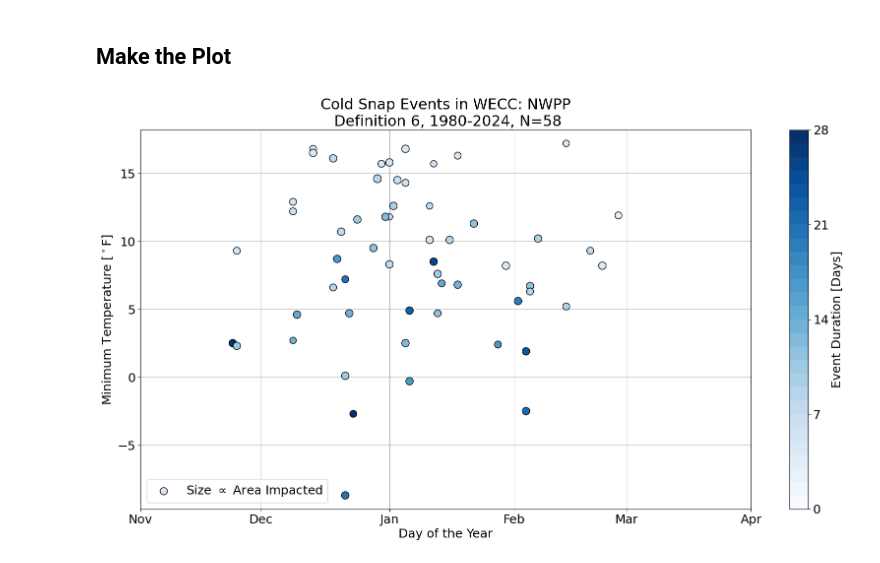
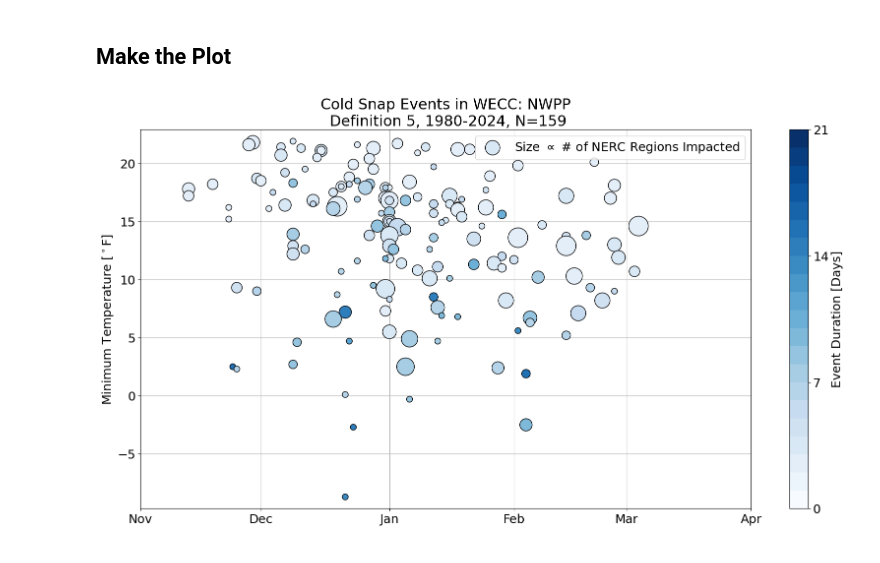
Before and after one commit to cdburley/gdo_climate_toolsuite_visualizations, a Jupyter notebook: notebooks/hw_cs_scatter.ipynb, the cells around one changed output. Cells and saved outputs as stored; diff of their text form; code cells hidden in the pictures.

Commit message:
Added ability to make plots for specific events

```diff
--- a/notebooks/hw_cs_scatter.ipynb
+++ b/notebooks/hw_cs_scatter.ipynb
@@ -19,3 +26,6 @@ image_output_dir =  '/Users/burl878/Documents/Code/code_repos/gdo_climate_toolsu
+# %%
+# Set the time (in +/- days) over which to identify coincident events across NERC regions:
+time_window = 3
 # %% [markdown]
 ## Process the Heat Wave and Cold Snap Library
 # %%
@@ -54,8 +74,8 @@ def process_hw_cs_data(hw_cs_data_dir: str, hw_cs: str, region: int, definition:
 # Test the function:
 output_df = process_hw_cs_data(hw_cs_data_dir = hw_cs_data_dir,
                                hw_cs = 'HW',
-                               region = 8,
-                               definition = 6)
+                               region = 6,
+                               definition = 5)
 
 output_df
 # %% [output]
@@ -93,12 +109,11 @@ def plot_hw_cs_data(hw_cs_data_dir: str, hw_cs: str, region: int, definition: in
 
     # For cold snaps, shift the centroid date to plot whole winter seasons together:
     if hw_cs == 'CS':
-       output_df.loc[(output_df['centroid_doy'] > 182), 'centroid_doy'] = output_df['centroid_doy']-365
+       output_df.loc[(output_df['Center_DOY'] > 182), 'Center_DOY'] = output_df['Center_DOY']-365
 
     # Set the plot parameters based on plotting heat waves or cold snaps:
     if hw_cs == 'HW':
-       cmap = plt.get_cmap('Reds', 28)
-       variable = 'highest_temperature'
+       cmap = plt.get_cmap('Reds', 21)
        xticks = [121, 152, 182, 213, 244, 274]
        xticklabels = ['May', 'Jun', 'Jul', 'Aug', 'Sep', 'Oct']
        xmin = 121
@@ -106,8 +121,7 @@ def plot_hw_cs_data(hw_cs_data_dir: str, hw_cs: str, region: int, definition: in
        ylabel = 'Maximum Temperature [$^\circ$F]'
        title = ('Heat Wave Events in ' + nerc_name + '\n Definition ' + str(definition) + ', 1980-2024, N=' + str(len(output_df)))
     elif hw_cs == 'CS':
-       cmap = plt.get_cmap('Blues', 28)
-       variable = 'lowest_temperature'
+       cmap = plt.get_cmap('Blues', 21)
        xticks = [-61, -31, 1, 32, 60, 91]
        xticklabels = ['Nov', 'Dec', 'Jan', 'Feb', 'Mar', 'Apr']
        xmin = -61
@@ -119,31 +133,29 @@ def plot_hw_cs_data(hw_cs_data_dir: str, hw_cs: str, region: int, definition: in
     plt.figure(figsize=(20, 10))
     plt.rcParams['font.size'] = 18
     plt.rcParams['axes.axisbelow'] = True
-    sc = plt.scatter(output_df['centroid_doy'], output_df[variable], s=(output_df['spatial_coverage_bin']*1.5), c=output_df['duration'],
-                     edgecolors='k', cmap=cmap, vmin=0, vmax=28, label='Size $\\propto$ Area Impacted')
-    cbar = plt.colorbar(sc, ticks=[0, 7, 14, 21, 28])
+    sc = plt.scatter(output_df['Center_DOY'], output_df['T_Max_Min'], s=(((output_df['Regions_Impacted_Normalized']+0.1)*750)), c=output_df['Duration'],
+                     edgecolors='k', cmap=cmap, vmin=0, vmax=21, label='Size $\\propto$ # of NERC Regions Impacted')
+    cbar = plt.colorbar(sc, ticks=[0, 7, 14, 21])
     cbar.ax.set_ylabel('Event Duration [Days]')
     plt.legend(loc='best', prop={'size': 18})
     plt.grid()
     plt.xticks(xticks, xticklabels)
     plt.xlim([xmin, xmax])
-    plt.ylim([(output_df[variable].min()-1), (output_df[variable].max()+1)])
-    plt.xlabel('Day of the Year')
+    plt.ylim([(output_df['T_Max_Min'].min()-1), (output_df['T_Max_Min'].max()+1)])
     plt.ylabel(ylabel)
     plt.title(title)
 
     # If the "save_images" flag is set to true then save the plot to a .png file:
     if save_images == True:
        plt.savefig(os.path.join(image_output_dir + 'NERC' + str(region) + '_Def' + str(definition) + '_' + hw_cs + '_1980_2024.png'), dpi=image_resolution, bbox_inches='tight')
-       # plt.close()
 # %%
 # Make the plot
 plot_hw_cs_data(hw_cs_data_dir = hw_cs_data_dir,
                 hw_cs = 'CS',
                 region = 6,
-                definition = 6,
+                definition = 5,
                 image_output_dir = image_output_dir,
                 image_resolution = 150,
                 save_images = True)
 # %% [output]
-[figure, old version]
+[figure, new version]
```
Also changed, not shown: parts of 7 cells of this notebook, 32 other files.
